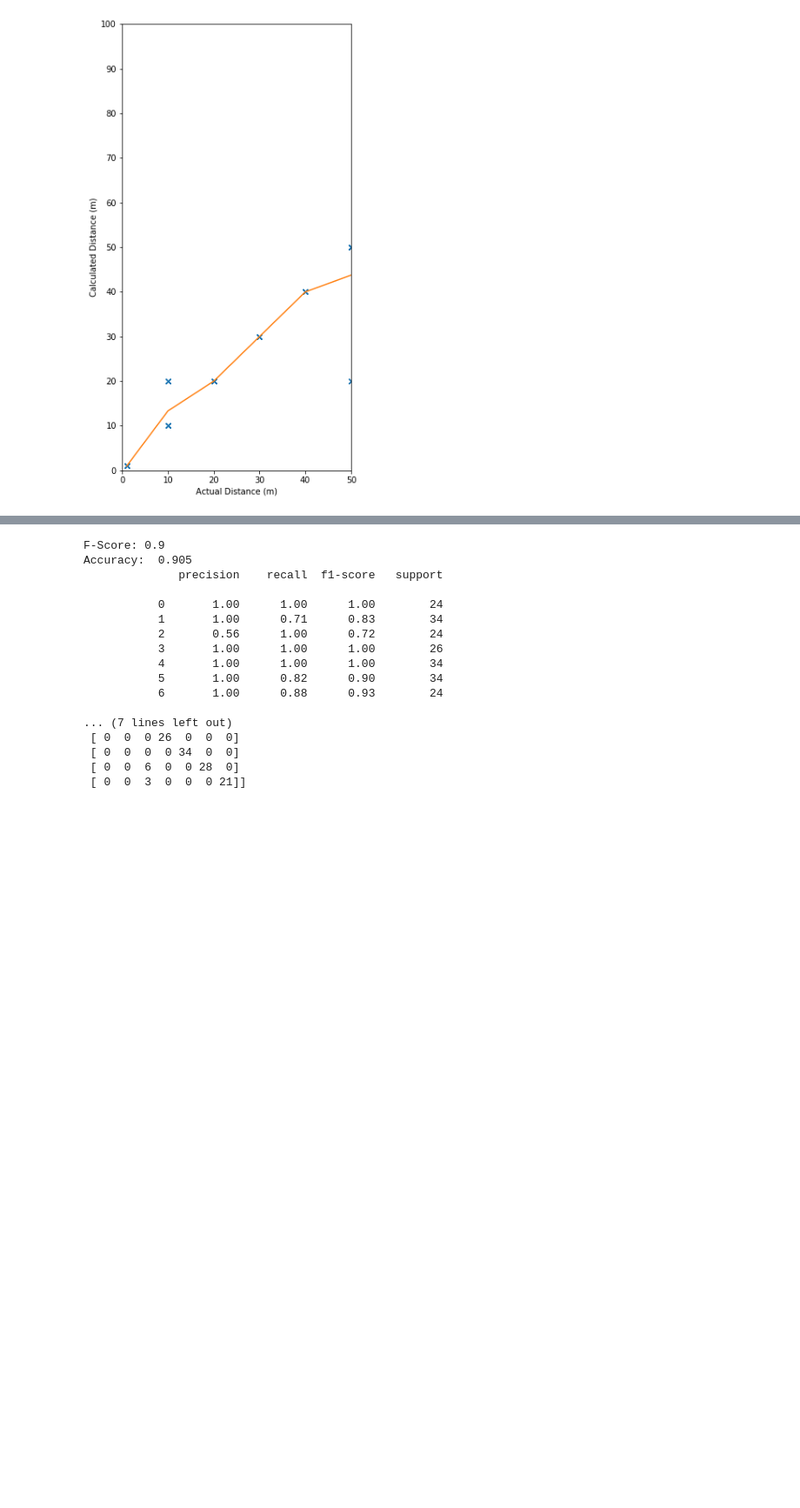
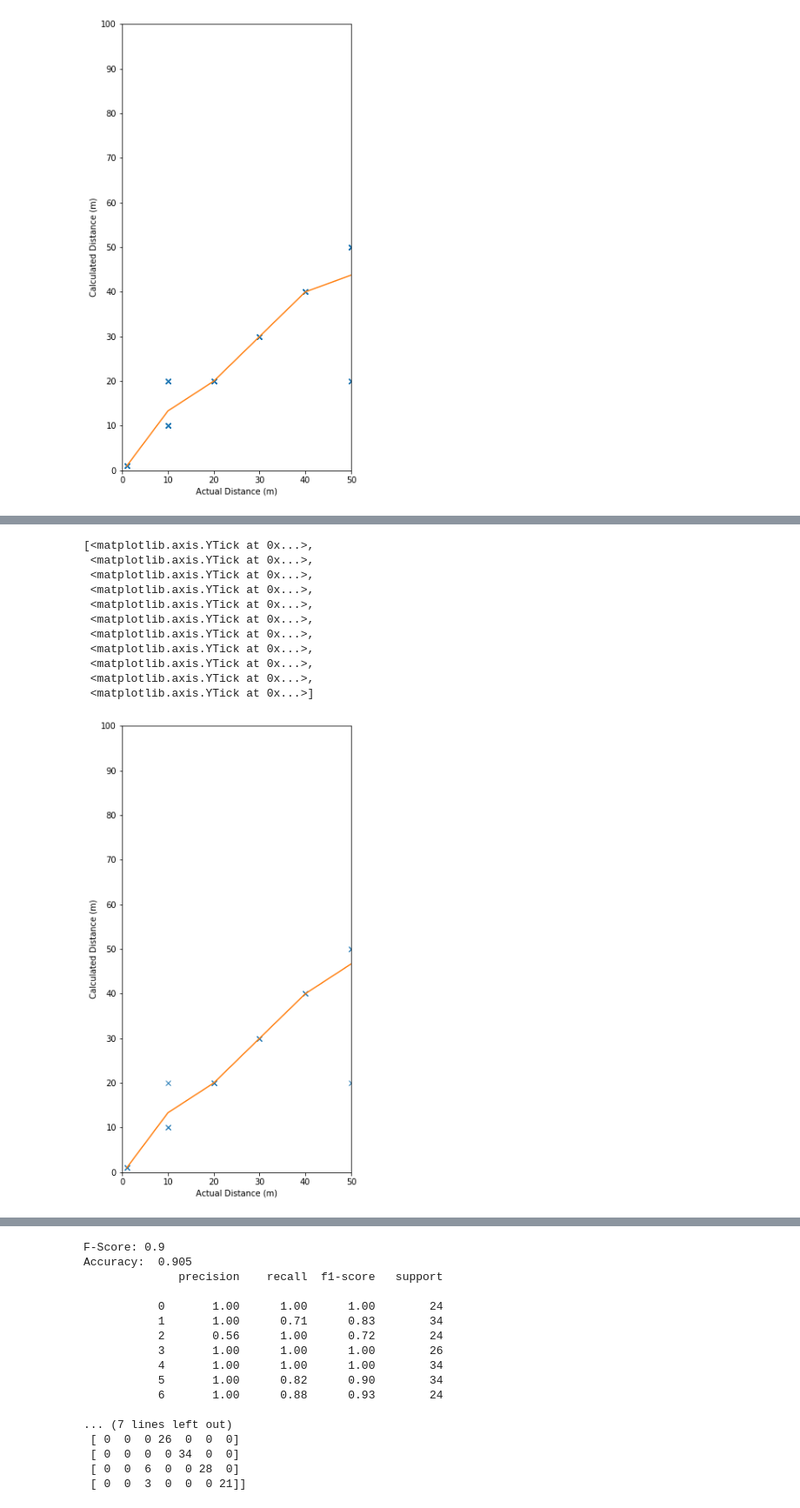
Before and after one commit to gunhoo/Drone-Tracking, a Jupyter notebook: notebook/DNN/Dense-Test-7.ipynb, the cells around one changed output, grey strips where cells are left out. Shown: that part at 87% size. Saved outputs shown, nothing was run; the diff lists cells and outputs as text; code cells hidden in the pictures; blank space fills up the shorter version.

```diff
--- a/notebook/DNN/Dense-Test-7.ipynb
+++ b/notebook/DNN/Dense-Test-7.ipynb
@@ -371,0 +390,5 @@ axes.set_yticks([0,10,20,30,40,50,60,70,80,90,100])
+# %%
+sec2x = [1,1,1,20,10,10,20,20,20,30,30,30,40,40,40,50,20,50]
+sec2y = [1,1,1,10,10,10,20,20,20,30,30,30,40,40,40,50,50,50]
+sec2meanX = [1,13.33,20,30,40,46.67]
+sec2meanY = [1,10,20,30,40,50]
@@ -372,3 +423,31 @@ axes.set_yticks([0,10,20,30,40,50,60,70,80,90,100])
+# %%
+import matplotlib.pyplot as plt
+%matplotlib inline
+
+fig= plt.figure(figsize=(5,10))
+axes= fig.add_subplot(111)
+
+plt.ylim(0, 100)
+plt.xlim(0,50)
+plt.xlabel('Actual Distance (m)')
+plt.ylabel('Calculated Distance (m)')
+axes.plot(sec2y, sec2x , 'x')
+axes.plot(sec2meanY, sec2meanX)
+
+axes.set_yticks([0,10,20,30,40,50,60,70,80,90,100])
+# %% [output]
+[<matplotlib.axis.YTick at 0x...>,
+ <matplotlib.axis.YTick at 0x...>,
+ <matplotlib.axis.YTick at 0x...>,
+ <matplotlib.axis.YTick at 0x...>,
+ <matplotlib.axis.YTick at 0x...>,
+ <matplotlib.axis.YTick at 0x...>,
+ <matplotlib.axis.YTick at 0x...>,
+ <matplotlib.axis.YTick at 0x...>,
+ <matplotlib.axis.YTick at 0x...>,
+ <matplotlib.axis.YTick at 0x...>,
+ <matplotlib.axis.YTick at 0x...>]
+[figure, added]
 # %%
 print('mean : ', meanX)
 print('out_mean: ', out_mean)
```
Also changed, not shown: parts of 4 cells of this notebook.
